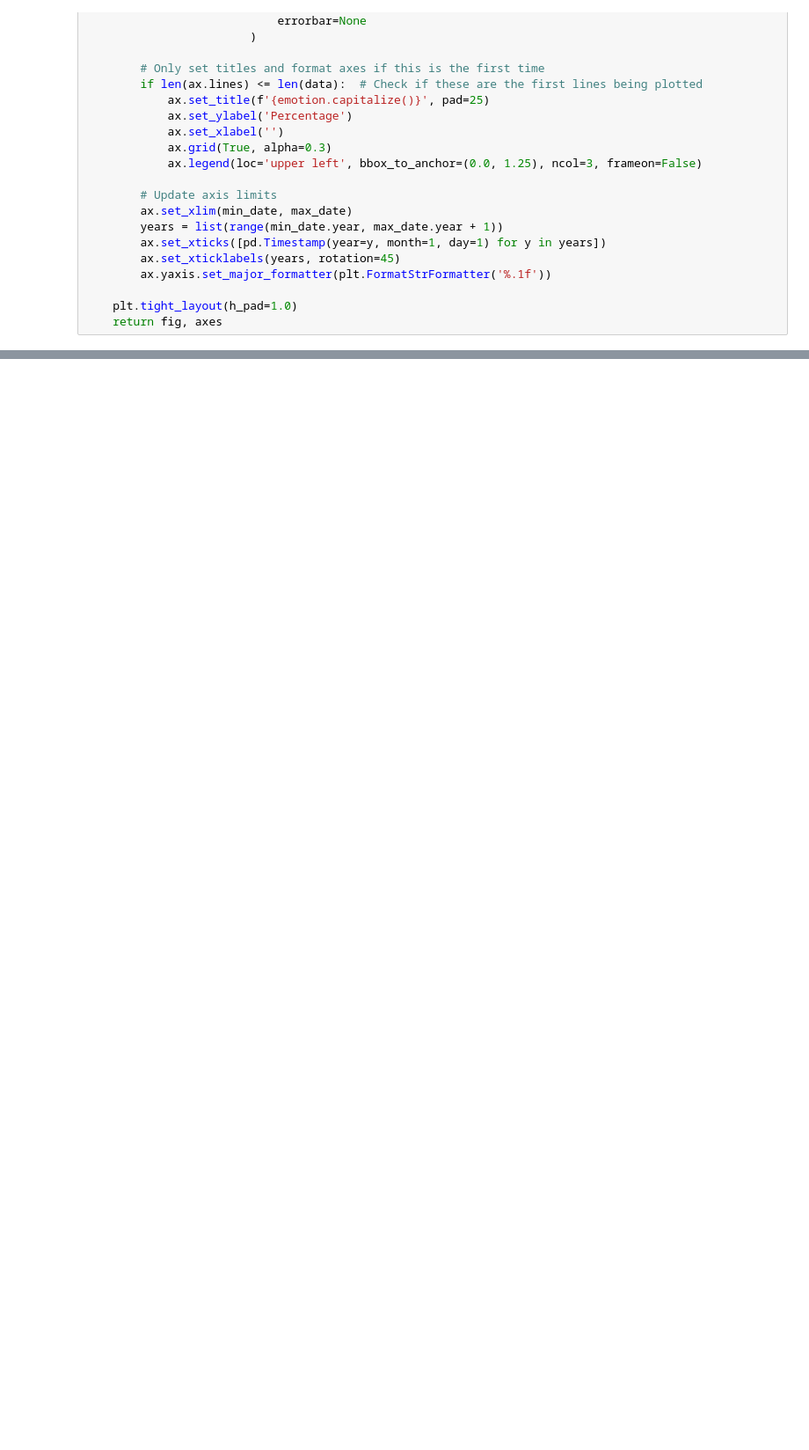
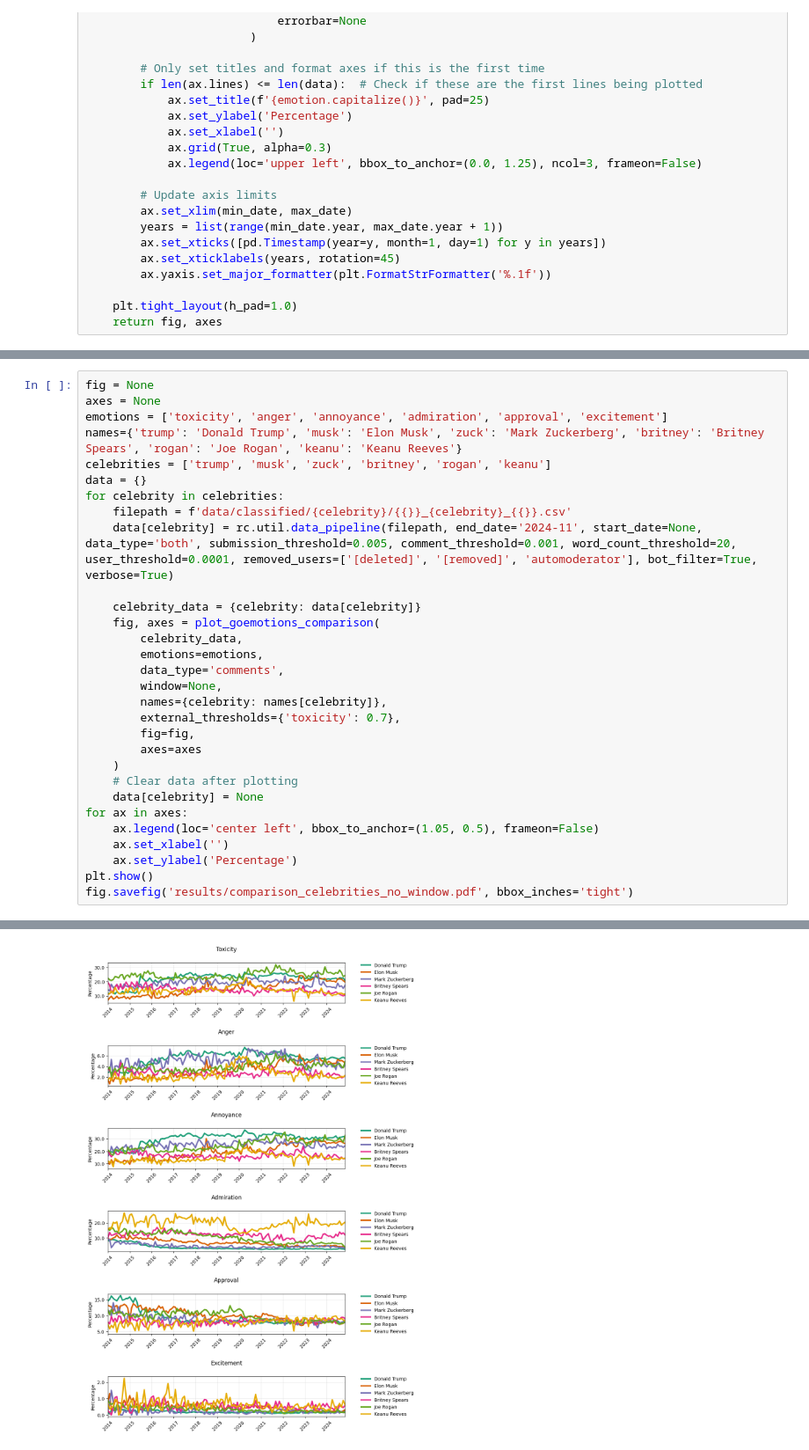
Before and after one commit to joaopn/christmas_paper_2024_reddit_celebrities, a Jupyter notebook: comparison_celebrities.ipynb, the cells around one changed output, grey strips where cells are left out. Shown at 88% size. Drawn from its saved outputs; the diff is of its cells as text; blank space fills up the shorter version.

```diff
--- a/comparison_celebrities.ipynb
+++ b/comparison_celebrities.ipynb
@@ -236,0 +255,31 @@ Top 5 subreddits:
+# %%
+fig = None
+axes = None
+emotions = ['toxicity', 'anger', 'annoyance', 'admiration', 'approval', 'excitement']
+names={'trump': 'Donald Trump', 'musk': 'Elon Musk', 'zuck': 'Mark Zuckerberg', 'britney': 'Britney Spears', 'rogan': 'Joe Rogan', 'keanu': 'Keanu Reeves'}
+celebrities = ['trump', 'musk', 'zuck', 'britney', 'rogan', 'keanu']
+data = {}
+for celebrity in celebrities:
+    filepath = f'data/classified/{celebrity}/{{}}_{celebrity}_{{}}.csv'
+    data[celebrity] = rc.util.data_pipeline(filepath, end_date='2024-11', start_date=None, data_type='both', submission_threshold=0.005, comment_threshold=0.001, word_count_threshold=20, user_threshold=0.0001, removed_users=['[deleted]', '[removed]', 'automoderator'], bot_filter=True, verbose=True)
+
+    celebrity_data = {celebrity: data[celebrity]}
+    fig, axes = plot_goemotions_comparison(
+        celebrity_data,
+        emotions=emotions,
+        data_type='comments',
+        window=None,
+        names={celebrity: names[celebrity]},
+        external_thresholds={'toxicity': 0.7},
+        fig=fig,
+        axes=axes
+    )
+    # Clear data after plotting
+    data[celebrity] = None
+for ax in axes:
+    ax.legend(loc='center left', bbox_to_anchor=(1.05, 0.5), frameon=False)
+    ax.set_xlabel('')
+    ax.set_ylabel('Percentage')
+plt.show()
+fig.savefig('results/comparison_celebrities_no_window.pdf', bbox_inches='tight')
+# %% [output]
@@ -236,0 +388 @@ Top 5 subreddits:
+[figure, added]
```
Also changed, not shown: parts of 2 cells of this notebook, 3 other files.
